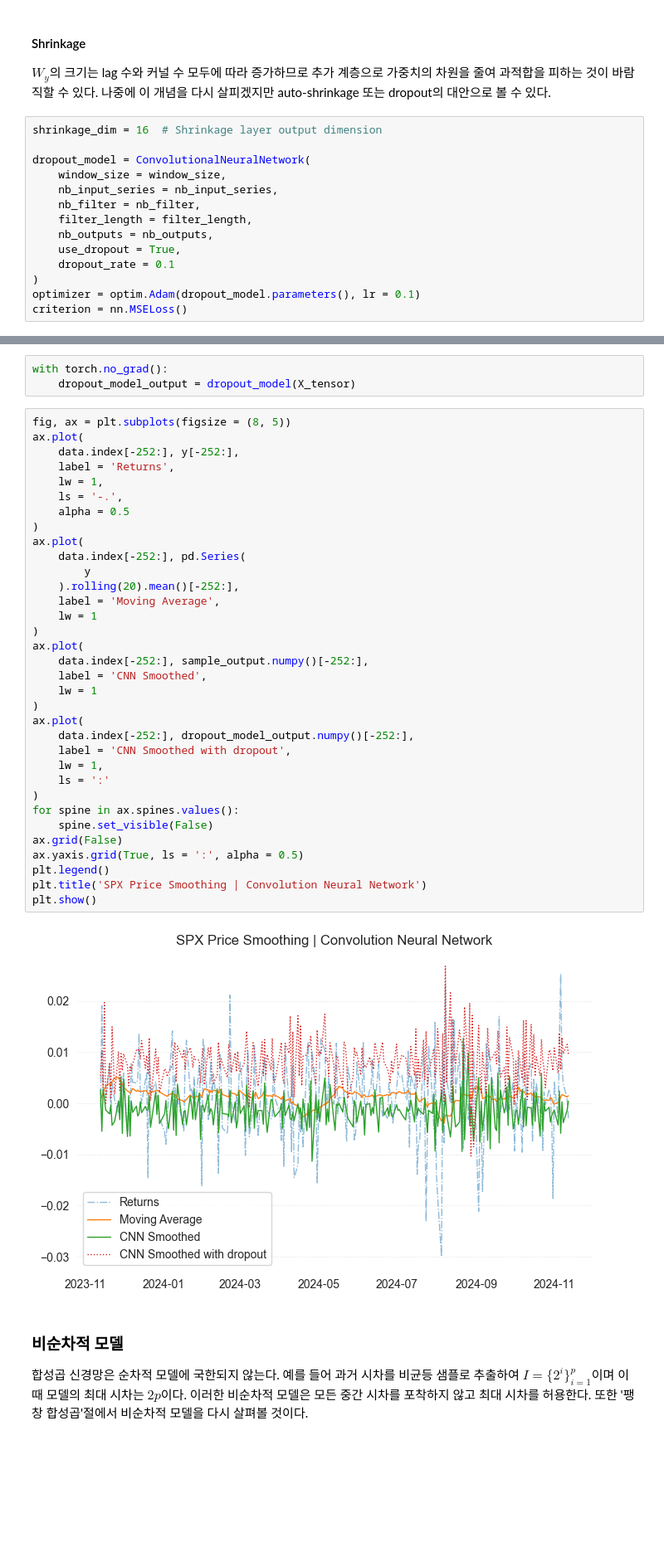
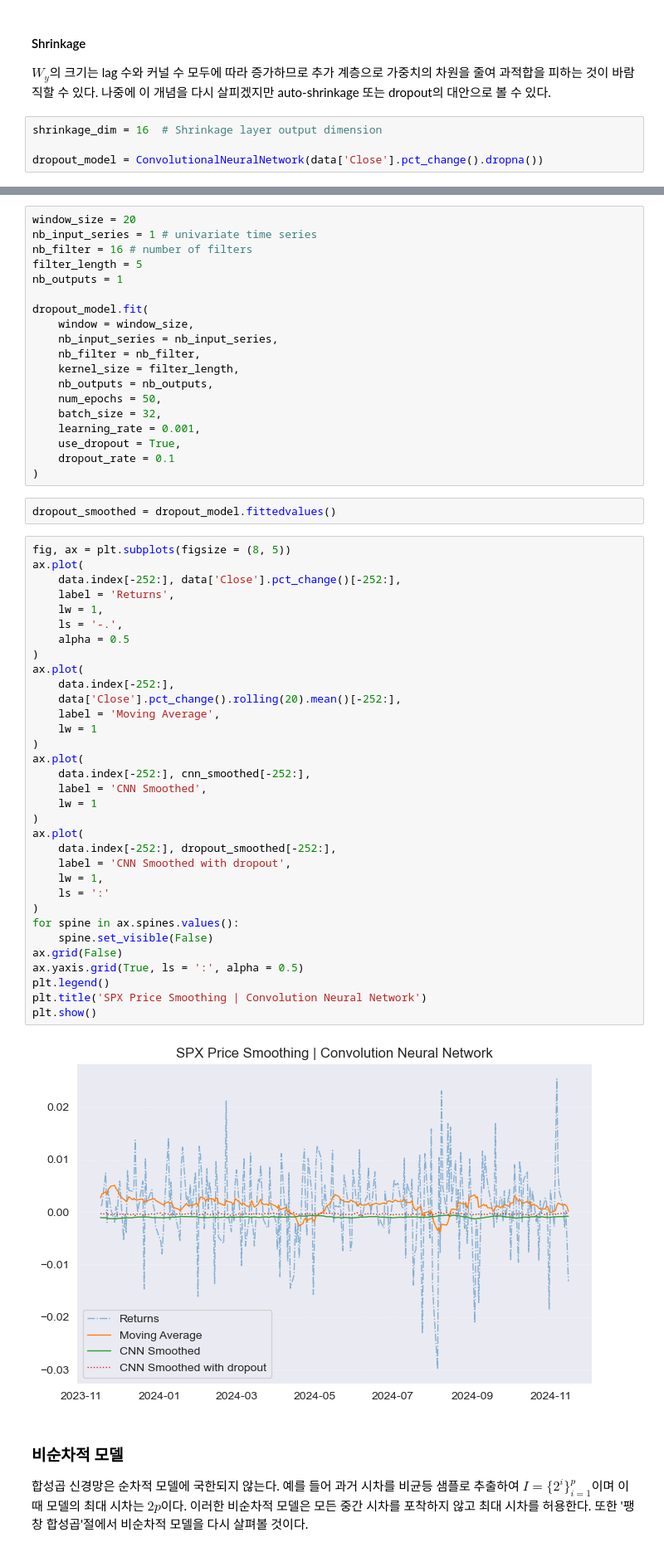
Before and after one commit to Tommylee1013/FinancialDeepLearning, a Jupyter notebook: Notes/Smoothing/ConvolutionNeuralNetwork.ipynb, the cells around one changed output, grey strips where cells are left out. Shown: that part at 83% size. Cells and saved outputs as stored; diff of their text form; blank space fills up the shorter version.

```diff
--- a/Notes/Smoothing/ConvolutionNeuralNetwork.ipynb
+++ b/Notes/Smoothing/ConvolutionNeuralNetwork.ipynb
@@ -243,14 +159,4 @@ $W_y$의 크기는 lag 수와 커널 수 모두에 따라 증가하므로 추가
 # %%
 shrinkage_dim = 16  # Shrinkage layer output dimension
 
-dropout_model = ConvolutionalNeuralNetwork(
-    window_size = window_size,
-    nb_input_series = nb_input_series,
-    nb_filter = nb_filter,
-    filter_length = filter_length,
-    nb_outputs = nb_outputs,
-    use_dropout = True,
-    dropout_rate = 0.1
-)
-optimizer = optim.Adam(dropout_model.parameters(), lr = 0.1)
-criterion = nn.MSELoss()
+dropout_model = ConvolutionalNeuralNetwork(data['Close'].pct_change().dropna())
@@ -266,42 +163,59 @@ for epoch in tqdm(range(epochs)):
 # %%
-with torch.no_grad():
-    dropout_model_output = dropout_model(X_tensor)
+window_size = 20
+nb_input_series = 1 # univariate time series
+nb_filter = 16 # number of filters
+filter_length = 5
+nb_outputs = 1
+
+dropout_model.fit(
+    window = window_size,
+    nb_input_series = nb_input_series,
+    nb_filter = nb_filter,
+    kernel_size = filter_length,
+    nb_outputs = nb_outputs,
+    num_epochs = 50,
+    batch_size = 32,
+    learning_rate = 0.001,
+    use_dropout = True,
+    dropout_rate = 0.1
+)
+# %%
+dropout_smoothed = dropout_model.fittedvalues()
 # %%
 fig, ax = plt.subplots(figsize = (8, 5))
 ax.plot(
-    data.index[-252:], y[-252:],
+    data.index[-252:], data['Close'].pct_change()[-252:],
     label = 'Returns',
     lw = 1,
     ls = '-.',
     alpha = 0.5
 )
 ax.plot(
-    data.index[-252:], pd.Series(
-        y
-    ).rolling(20).mean()[-252:],
+    data.index[-252:],
+    data['Close'].pct_change().rolling(20).mean()[-252:],
     label = 'Moving Average',
     lw = 1
 )
 ax.plot(
-    data.index[-252:], sample_output.numpy()[-252:],
+    data.index[-252:], cnn_smoothed[-252:],
     label = 'CNN Smoothed',
     lw = 1
 )
 ax.plot(
-    data.index[-252:], dropout_model_output.numpy()[-252:],
+    data.index[-252:], dropout_smoothed[-252:],
     label = 'CNN Smoothed with dropout',
     lw = 1,
     ls = ':'
 )
 for spine in ax.spines.values():
     spine.set_visible(False)
 ax.grid(False)
 ax.yaxis.grid(True, ls = ':', alpha = 0.5)
 plt.legend()
 plt.title('SPX Price Smoothing | Convolution Neural Network')
 plt.show()
 # %% [output]
-[figure, old version]
+[figure, new version]
 # %% [markdown]
 ### 비순차적 모델
 
```
Also changed, not shown: parts of 29 cells of this notebook, 2 other files.
